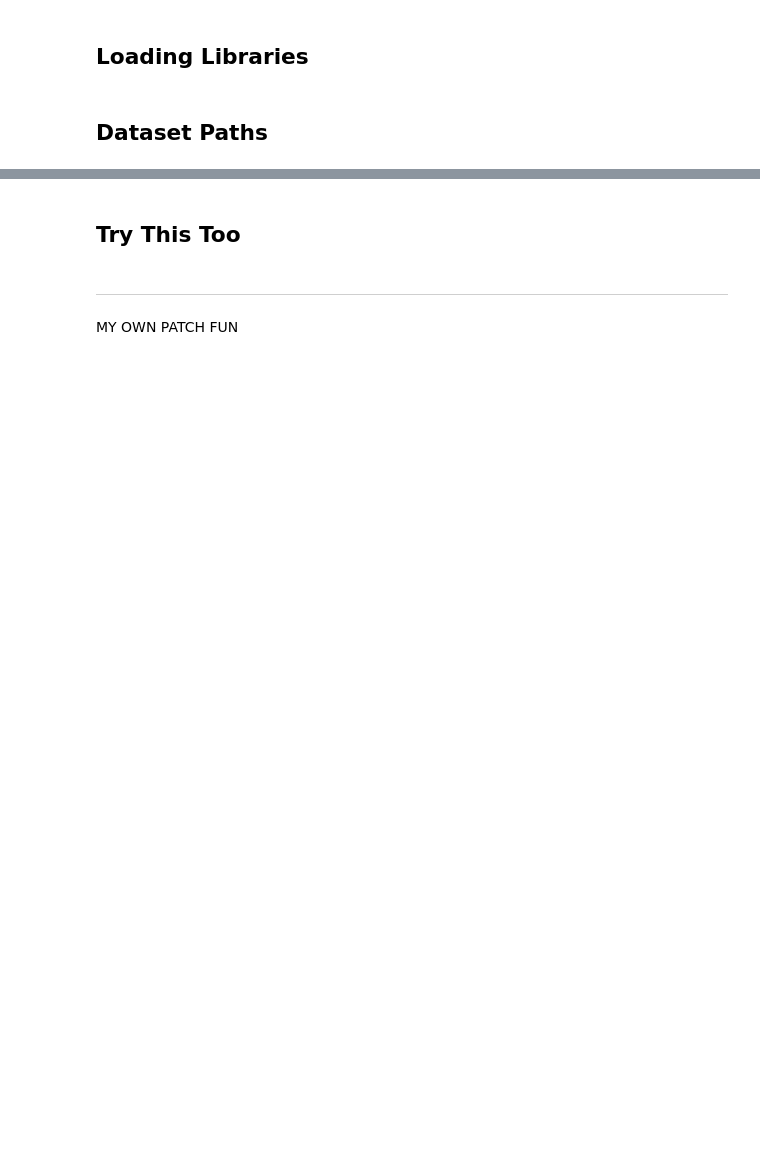
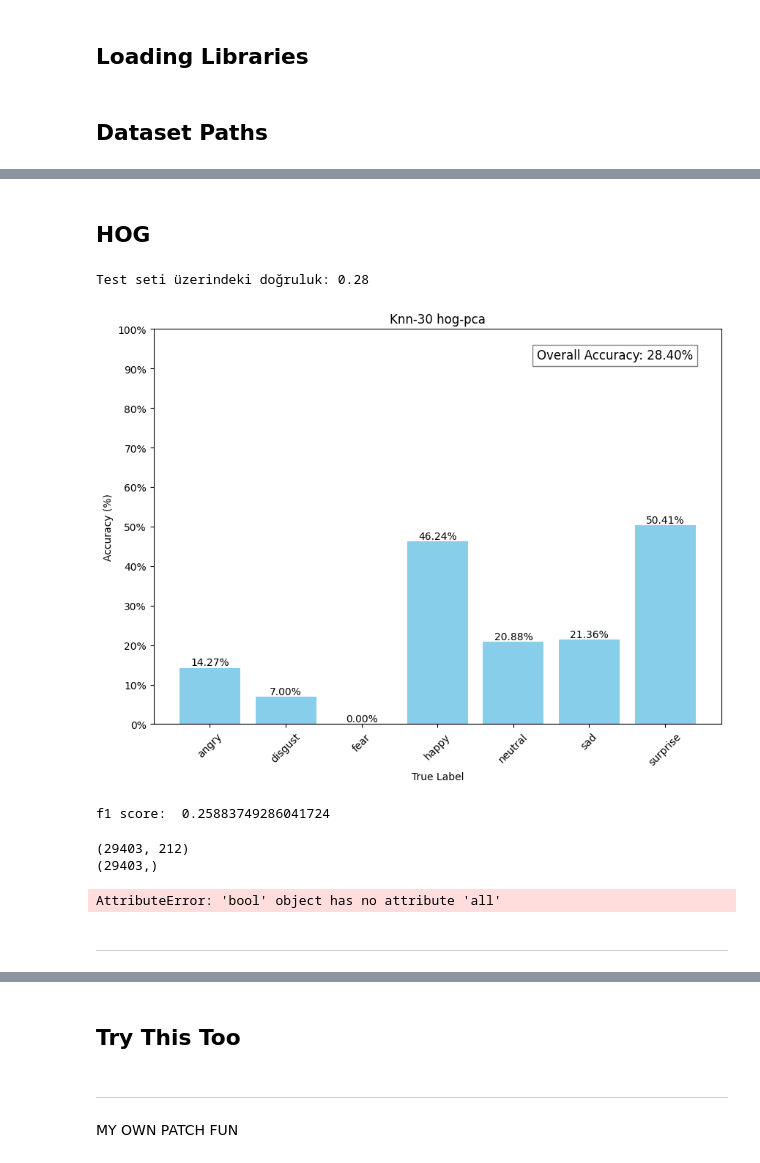
Before and after one commit to MGurcan/FaceEmotionRecognition, a Jupyter notebook: Scripts/ModelEducation/Methods/Method2/method2.ipynb, the cells around one changed output, grey strips where cells are left out. Cells and saved outputs as stored; diff of their text form; code cells hidden in the pictures; blank space fills up the shorter version.

```diff
--- a/Scripts/ModelEducation/Methods/Method2/method2.ipynb
+++ b/Scripts/ModelEducation/Methods/Method2/method2.ipynb
@@ -49,5 +65,8 @@ def prepare_X_y():
 # %%
-X_h_e,y_h_e = prepare_X_y_histogran_equalized()
-X_e_b,y_e_b = prepare_X_y_edge_boosted()
-X_e_b_h_e,y_e_b_h_e = prepare_X_y_edge_boosted_histogram_equalized()
-X,y = prepare_X_y()
+# X_h_e,y_h_e = prepare_X_y_histogran_equalized()
+# X_e_b,y_e_b = prepare_X_y_edge_boosted()
+# X_e_b_h_e,y_e_b_h_e = prepare_X_y_edge_boosted_histogram_equalized()
+# X,y = prepare_X_y()
+# X_blurred, y_blurred = prepare_X_y_blurred()
+
+X, y = prepare_X_y_Expw(max_images_per_class=7000)
@@ -85,0 +113,39 @@ for i in range(9):
+# %% [markdown]
+## HOG
+# %%
+X_train, X_test, y_train, y_test = train_test_split(X, y, test_size=0.2, random_state=42)
+# %%
+X_train_hogged, X_test_hogged = apply_hog_and_pca(X_train, X_test, y_train, y_test, shape=100)
+
+knn_preds = classify_with_knn(X_train_hogged, X_test_hogged, y_train, y_test, n_neighbors=30)
+# %% [output]
+Test seti üzerindeki doğruluk: 0.28
+# %%
+from sklearn.metrics import f1_score
+
+
+plot_label_accuracies(y_test, knn_preds, 'Knn-30 hog-pca')
+
+#f1 score
+f1 = f1_score(y_test, knn_preds, average='weighted')
+print('f1 score: ', f1)
+# %% [output]
+[figure, added]
+f1 score:  0.25883749286041724
+# %%
+import xgboost as xgb
+
+
+def classify_with_xgboost(X_train, X_test, y_train, y_test):
+    model = xgb.XGBClassifier(eval_metric='mlogloss')
+    X_train = np.array(X_train)
+    y_train = np.array(y_train)
+    model.fit(X_train, y_train)
+
+    y_pred = model.predict(X_test)
+    return y_pred
+xg_preds = classify_with_xgboost(X_train_hogged, X_test_hogged, y_train, y_test)
+# %% [output]
+(29403, 212)
+(29403,)
+AttributeError: 'bool' object has no attribute 'all'
@@ -86,3 +167,5 @@ for i in range(9):
+# %% [markdown]
+----
 # %%
 X_gabor_lda_e_b = apply_gabor_and_pca(X_e_b,y_e_b)
 
```
Also changed, not shown: parts of 18 cells of this notebook, 7 other files.
